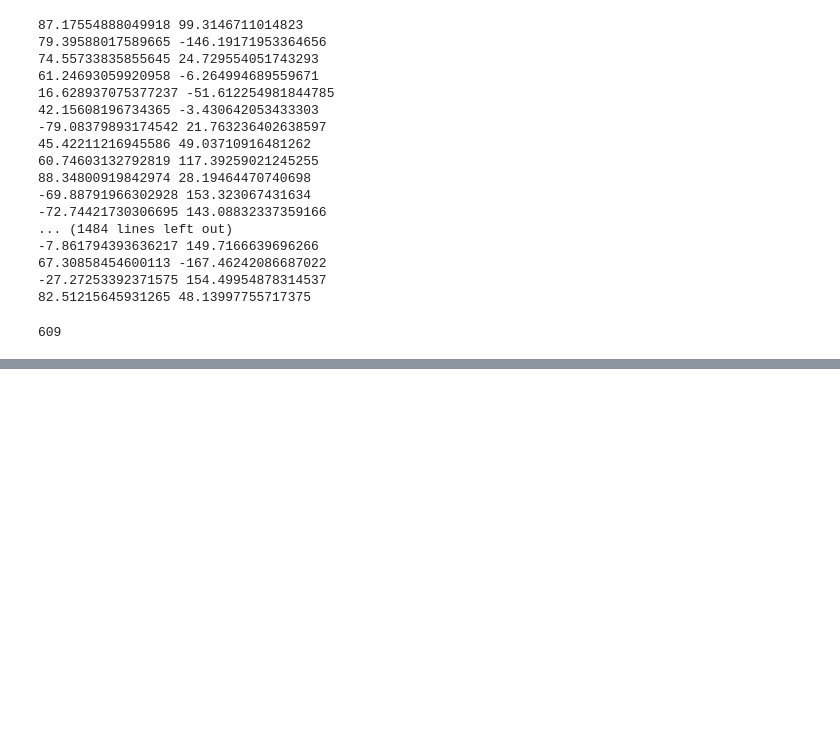
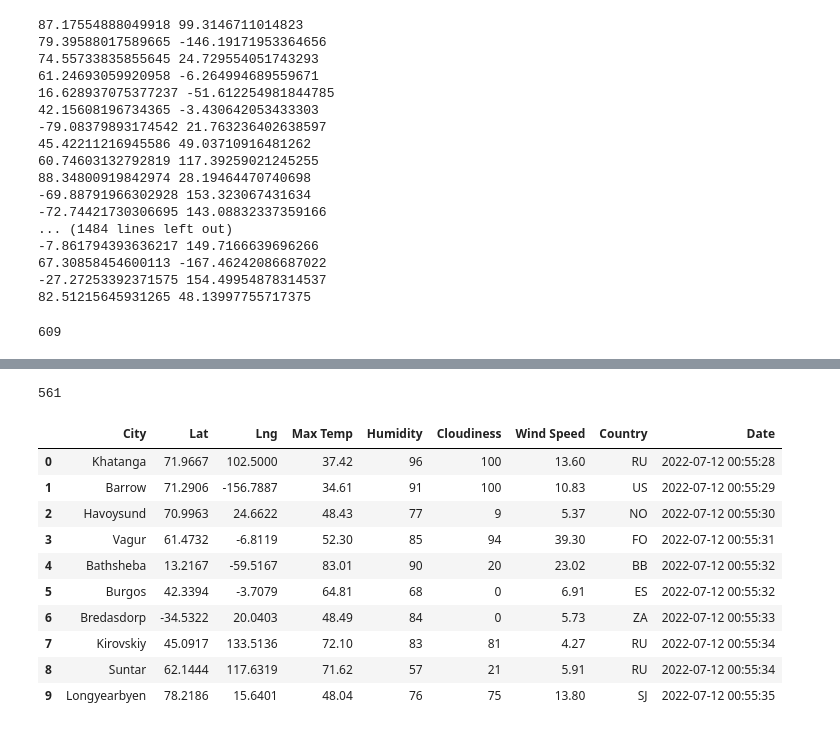
Before and after one commit to mewers2/World_Weather_Analysis, a Jupyter notebook: WeatherPy.ipynb, the cells around one changed output, grey strips where cells are left out. Cells and saved outputs as stored; diff of their text form; code cells hidden in the pictures; blank space fills up the shorter version.

Commit message:
Modifying .gitignore and adding WeatherPy file with data csv.

```diff
--- a/WeatherPy.ipynb
+++ b/WeatherPy.ipynb
@@ -57,0 +67,3 @@ len(cities)
+# %%
+# Starting URL for Weather Map API Call.
+url = "https://api.openweathermap.org/data/2.5/weather?units=Imperial&APPID=" + weather_api_key
@@ -57,0 +160,21 @@ len(cities)
+# %%
+len(city_data)
+# %% [output]
+561
+# %%
+# Convert the array of dictionaries to a Pandas DataFrame using
+# df = pd.DataFrame(list with dictionaries)
+city_data_df = pd.DataFrame(city_data)
+city_data_df.head(10)
+# %% [output]
+|  | City | Lat | Lng | Max Temp | Humidity | Cloudiness | Wind Speed | Country | Date |
+| 0 | Khatanga | 71.9667 | 102.5000 | 37.42 | 96 | 100 | 13.60 | RU | 2022-07-12 00:55:28 |
+| 1 | Barrow | 71.2906 | -156.7887 | 34.61 | 91 | 100 | 10.83 | US | 2022-07-12 00:55:29 |
+| 2 | Havoysund | 70.9963 | 24.6622 | 48.43 | 77 | 9 | 5.37 | NO | 2022-07-12 00:55:30 |
+| 3 | Vagur | 61.4732 | -6.8119 | 52.30 | 85 | 94 | 39.30 | FO | 2022-07-12 00:55:31 |
+| 4 | Bathsheba | 13.2167 | -59.5167 | 83.01 | 90 | 20 | 23.02 | BB | 2022-07-12 00:55:32 |
+| 5 | Burgos | 42.3394 | -3.7079 | 64.81 | 68 | 0 | 6.91 | ES | 2022-07-12 00:55:32 |
+| 6 | Bredasdorp | -34.5322 | 20.0403 | 48.49 | 84 | 0 | 5.73 | ZA | 2022-07-12 00:55:33 |
+| 7 | Kirovskiy | 45.0917 | 133.5136 | 72.10 | 83 | 81 | 4.27 | RU | 2022-07-12 00:55:34 |
+| 8 | Suntar | 62.1444 | 117.6319 | 71.62 | 57 | 21 | 5.91 | RU | 2022-07-12 00:55:34 |
+| 9 | Longyearbyen | 78.2186 | 15.6401 | 48.04 | 76 | 75 | 13.80 | SJ | 2022-07-12 00:55:35 |
```
Also changed, not shown: parts of 6 cells of this notebook, 2 other files.
